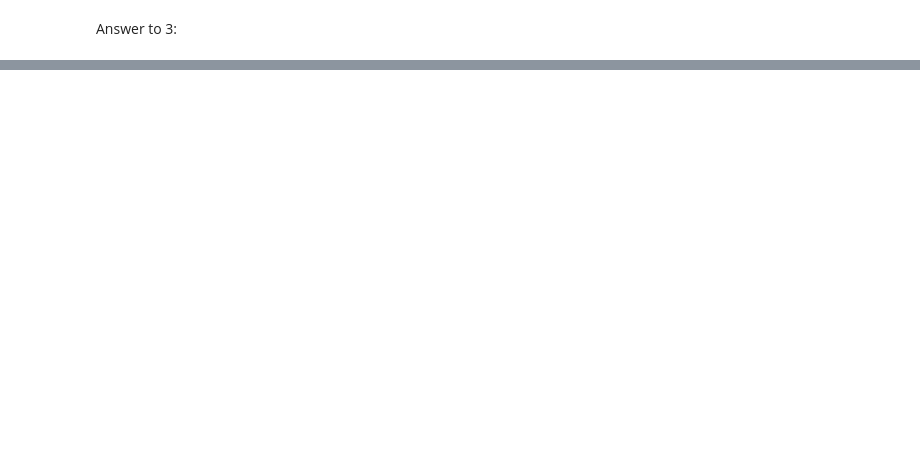
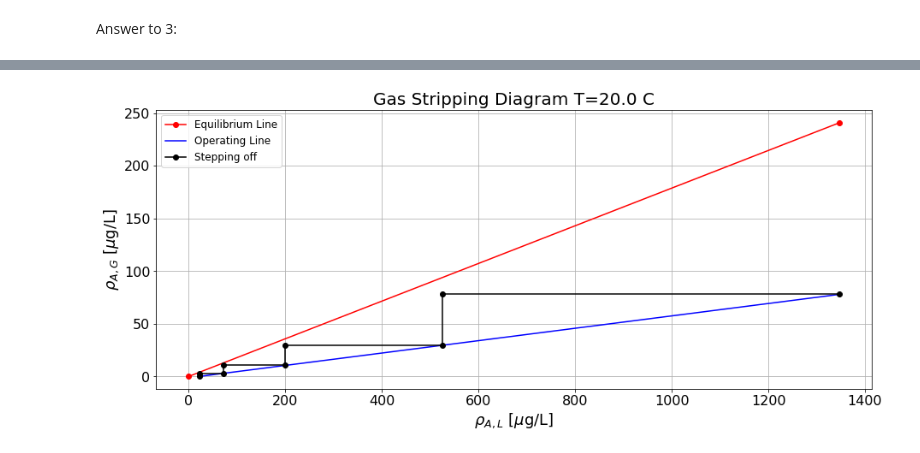
Before and after one commit to dpploy/engy-5140, a Jupyter notebook: notebooks/03-gas-absorption.ipynb, the cells around one changed output, grey strips where cells are left out. Drawn from its saved outputs; the diff is of its cells as text; code cells hidden in the pictures; blank space fills up the shorter version.

```diff
--- a/notebooks/03-gas-absorption.ipynb
+++ b/notebooks/03-gas-absorption.ipynb
@@ -167,0 +316,4 @@ Answer to 4:
+# %%
+plot_diagram(xpts,ypts)
+# %% [output]
+[figure, added]
```
Also changed, not shown: parts of 10 cells of this notebook, 1 other file.
